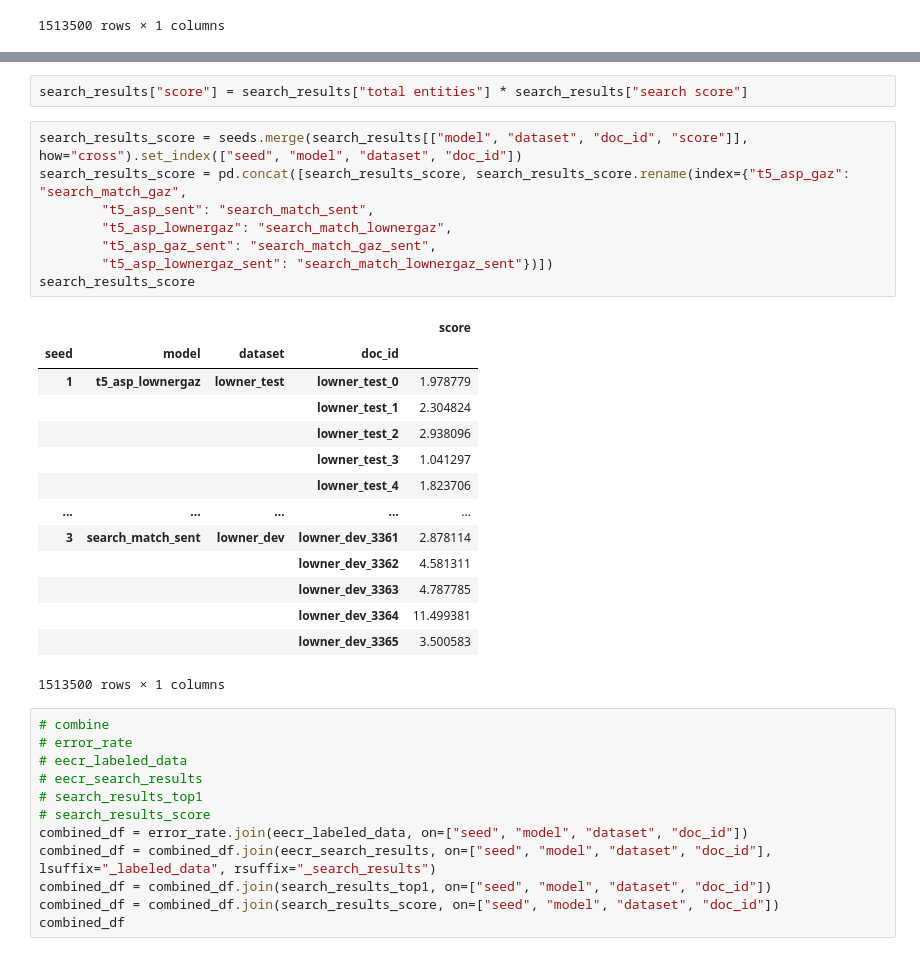
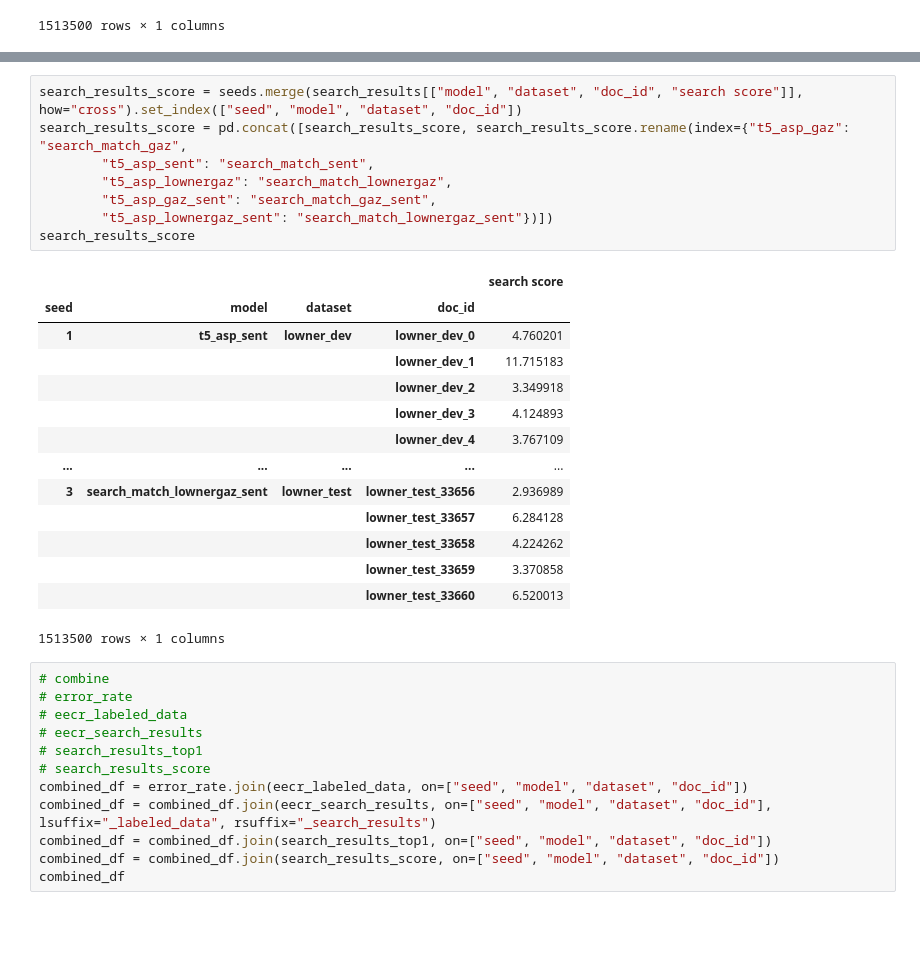
Before and after one commit to roebbert92/thesis, a Jupyter notebook: evaluations/01_performance.ipynb, the cells around one changed output, grey strips where cells are left out. Saved outputs shown, nothing was run; the diff lists cells and outputs as text; blank space fills up the shorter version.

```diff
--- a/evaluations/01_performance.ipynb
+++ b/evaluations/01_performance.ipynb
@@ -556,28 +467,26 @@ search_results_top1
 1513500 rows × 1 columns
-# %%
-search_results["score"] = search_results["total entities"] * search_results["search score"]
 # %%
-search_results_score = seeds.merge(search_results[["model", "dataset", "doc_id", "score"]], how="cross").set_index(["seed", "model", "dataset", "doc_id"])
+search_results_score = seeds.merge(search_results[["model", "dataset", "doc_id", "search score"]], how="cross").set_index(["seed", "model", "dataset", "doc_id"])
 search_results_score = pd.concat([search_results_score, search_results_score.rename(index={"t5_asp_gaz": "search_match_gaz",
         "t5_asp_sent": "search_match_sent",
         "t5_asp_lownergaz": "search_match_lownergaz",
         "t5_asp_gaz_sent": "search_match_gaz_sent",
         "t5_asp_lownergaz_sent": "search_match_lownergaz_sent"})])
 search_results_score
 # %% [output]
-|  |  |  |  | score |
+|  |  |  |  | search score |
 | seed | model | dataset | doc_id |  |
-| 1 | t5_asp_lownergaz | lowner_test | lowner_test_0 | 1.978779 |
-|  |  |  | lowner_test_1 | 2.304824 |
-|  |  |  | lowner_test_2 | 2.938096 |
-|  |  |  | lowner_test_3 | 1.041297 |
-|  |  |  | lowner_test_4 | 1.823706 |
+| 1 | t5_asp_sent | lowner_dev | lowner_dev_0 | 4.760201 |
+|  |  |  | lowner_dev_1 | 11.715183 |
+|  |  |  | lowner_dev_2 | 3.349918 |
+|  |  |  | lowner_dev_3 | 4.124893 |
+|  |  |  | lowner_dev_4 | 3.767109 |
 | ... | ... | ... | ... | ... |
-| 3 | search_match_sent | lowner_dev | lowner_dev_3361 | 2.878114 |
-|  |  |  | lowner_dev_3362 | 4.581311 |
-|  |  |  | lowner_dev_3363 | 4.787785 |
-|  |  |  | lowner_dev_3364 | 11.499381 |
-|  |  |  | lowner_dev_3365 | 3.500583 |
+| 3 | search_match_lownergaz_sent | lowner_test | lowner_test_33656 | 2.936989 |
+|  |  |  | lowner_test_33657 | 6.284128 |
+|  |  |  | lowner_test_33658 | 4.224262 |
+|  |  |  | lowner_test_33659 | 3.370858 |
+|  |  |  | lowner_test_33660 | 6.520013 |
 1513500 rows × 1 columns
 # %%
 # combine
```
Also changed, not shown: parts of 40 cells of this notebook, 34 other files.
